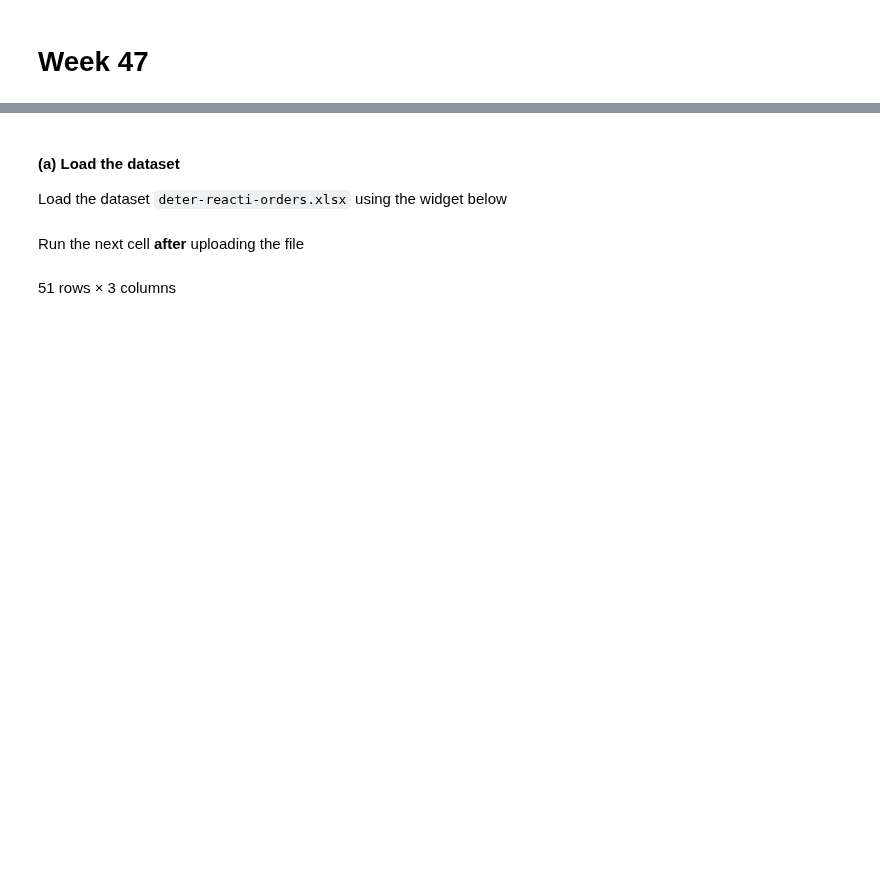
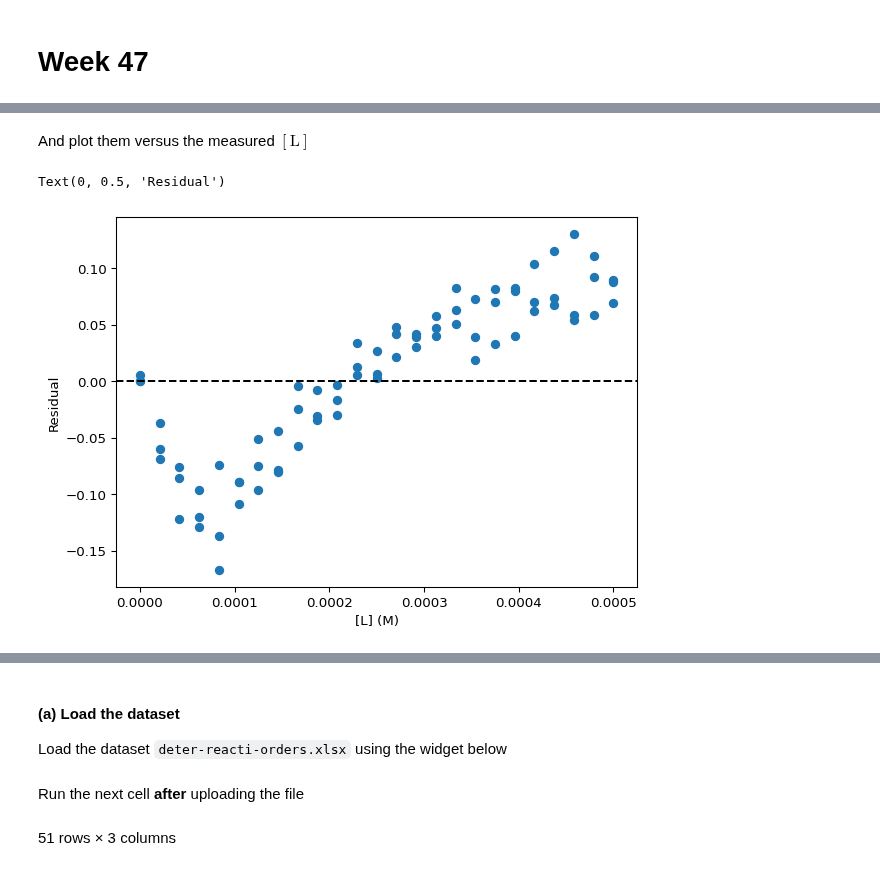
Before and after one commit to au-mbg/fysisk-biokemi, a Jupyter notebook: built_notebooks/master/week_47.ipynb, the cells around one changed output, grey strips where cells are left out. Drawn from its saved outputs; the diff is of its cells as text; code cells hidden in the pictures; blank space fills up the shorter version.

```diff
--- a/built_notebooks/master/week_47.ipynb
+++ b/built_notebooks/master/week_47.ipynb
@@ -12,0 +108,14 @@ except ImportError:
+# %%
+residuals_simple = df['theta'] - simple_binding(df['L_(M)'], K_D_fit_simple)
+# %% [markdown]
+And plot them versus the measured $\mathrm{[L]}$
+# %%
+fig, ax = plt.subplots()
+
+ax.plot(df['L_(M)'], residuals_simple, 'o')
+ax.axhline(0, color='black', linestyle='--')
+ax.set_xlabel('[L] (M)')
+ax.set_ylabel('Residual')
+# %% [output]
+Text(0, 0.5, 'Residual')
+[figure, added]
```
Also changed, not shown: parts of 26 cells of this notebook, 13 other files.
